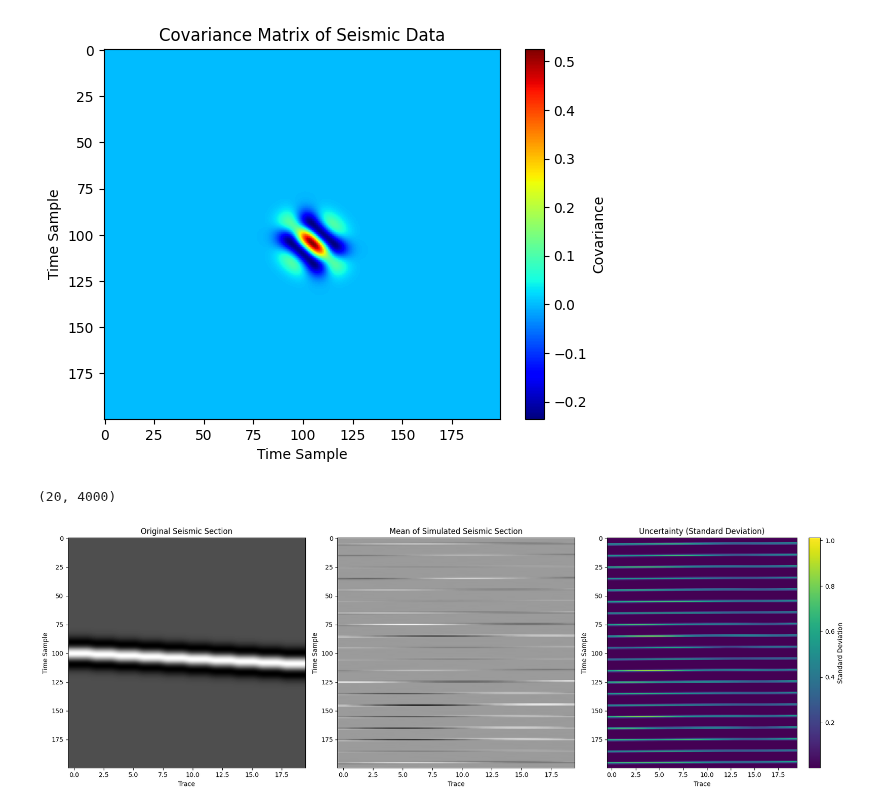
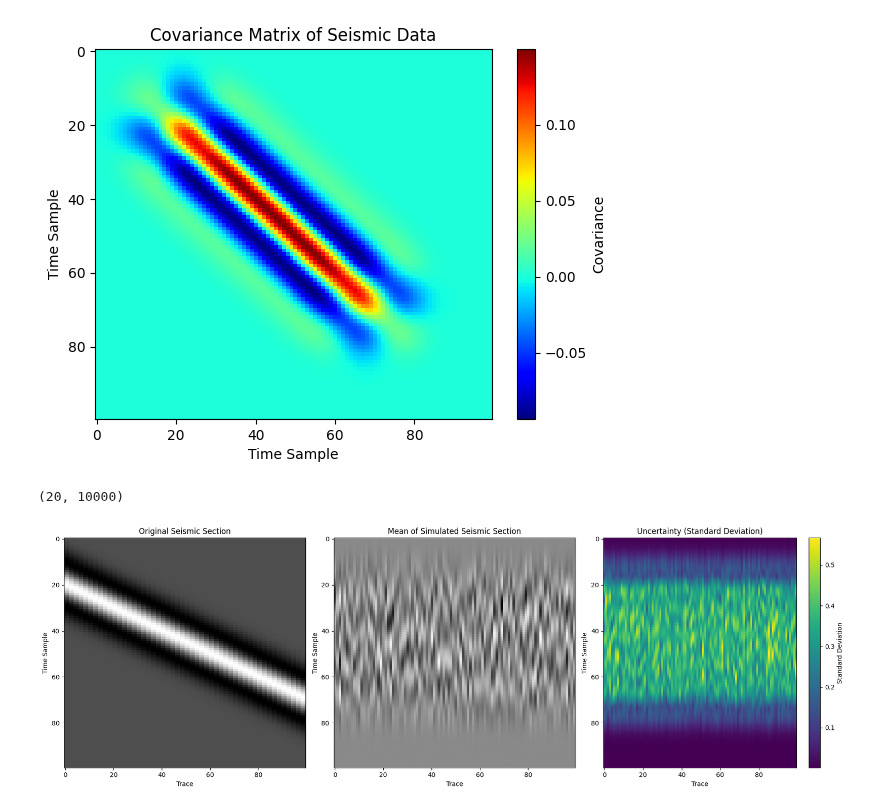
Before and after one commit to csc7/Probabilistic_Programming, a Jupyter notebook: Example_01.ipynb, the cells around one changed output. Cells and saved outputs as stored; diff of their text form; code cells hidden in the pictures.

Commit message:
Correct dimensions of SGS mean and std images

```diff
--- a/Example_01.ipynb
+++ b/Example_01.ipynb
@@ -9,7 +9,7 @@ from scipy.linalg import cholesky
 # Seismic event/horizon
 
 # Parameters for the synthetic seismic data
-n_rows, n_cols = 200, 20  # Number of rows (time/depth) and columns (trace locations)
+n_rows, n_cols = 100, 100  # Number of rows (time/depth) and columns (trace locations)
 dip = 0.5  # Dip of the event in sample points per trace
 amplitude = 1  # Amplitude of the event
 dt = 0.002
@@ -20,7 +20,7 @@ wav, wavt, wavc = pylops.utils.wavelets.ricker(t[:41], f0=20)  # Ricker wavelet
 seismic_data = np.zeros((n_rows, n_cols))
 
 # Dipping event
-event_center = 100
+event_center = 20
 for col in range(n_cols):
     shift = int(dip * col)  # Linear shift due to dipping
     seismic_data[event_center + shift, col] = amplitude
@@ -104,7 +104,7 @@ def sequential_gaussian_simulation(covariance_matrix, n_realizations=10, regular
         realizations.append(realization)
     print(np.shape(realizations))
     realizations = np.array(realizations)
-    return np.array(realizations.reshape(n_realizations, 200,20))
+    return np.array(realizations.reshape(n_realizations, 100,100))
 
 # Use the same covariance matrix from previous step
 covariance_matrix = compute_covariance_2D(seismic_data)
@@ -196,36 +196,36 @@ if realizations is not None:
     realizations = realizations.reshape((n_realizations, n_rows, n_cols))
 
     # Mean and standard deviation of the realizations (for uncertainty quantification)
-    mean_realization = np.mean(realizations, axis=0)
-    std_realization = np.std(realizations, axis=0)
+    mean_realization = np.mean(realizations, axis=0).T
+    std_realization = np.std(realizations, axis=0).T
 
     # Plots
     fig, axes = plt.subplots(1, 3, figsize=(18, 6))
 
     # Original seismic section
     axes[0].imshow(seismic_data, aspect='auto', cmap='gray')
     axes[0].set_title('Original Seismic Section')
     axes[0].set_xlabel('Trace')
     axes[0].set_ylabel('Time Sample')
 
     # Mean of the simulated realizations
     axes[1].imshow(mean_realization, aspect='auto', cmap='gray')
     axes[1].set_title('Mean of Simulated Seismic Section')
     axes[1].set_xlabel('Trace')
     axes[1].set_ylabel('Time Sample')
 
     # Standard deviation (uncertainty) of the simulated realizations
     im = axes[2].imshow(std_realization, aspect='auto', cmap='viridis')
     axes[2].set_title('Uncertainty (Standard Deviation)')
     axes[2].set_xlabel('Trace')
     axes[2].set_ylabel('Time Sample')
     fig.colorbar(im, ax=axes[2], label='Standard Deviation')
 
     plt.tight_layout()
     plt.show()
 else:
     print("Realizations could not be generated due to a failed Cholesky decomposition.")
 # %% [output]
-[figure, old version]
+[figure, new version]
-(20, 4000)
+(20, 10000)
-[figure, old version]
+[figure, new version]
```
Also changed, not shown: parts of 7 cells of this notebook.
